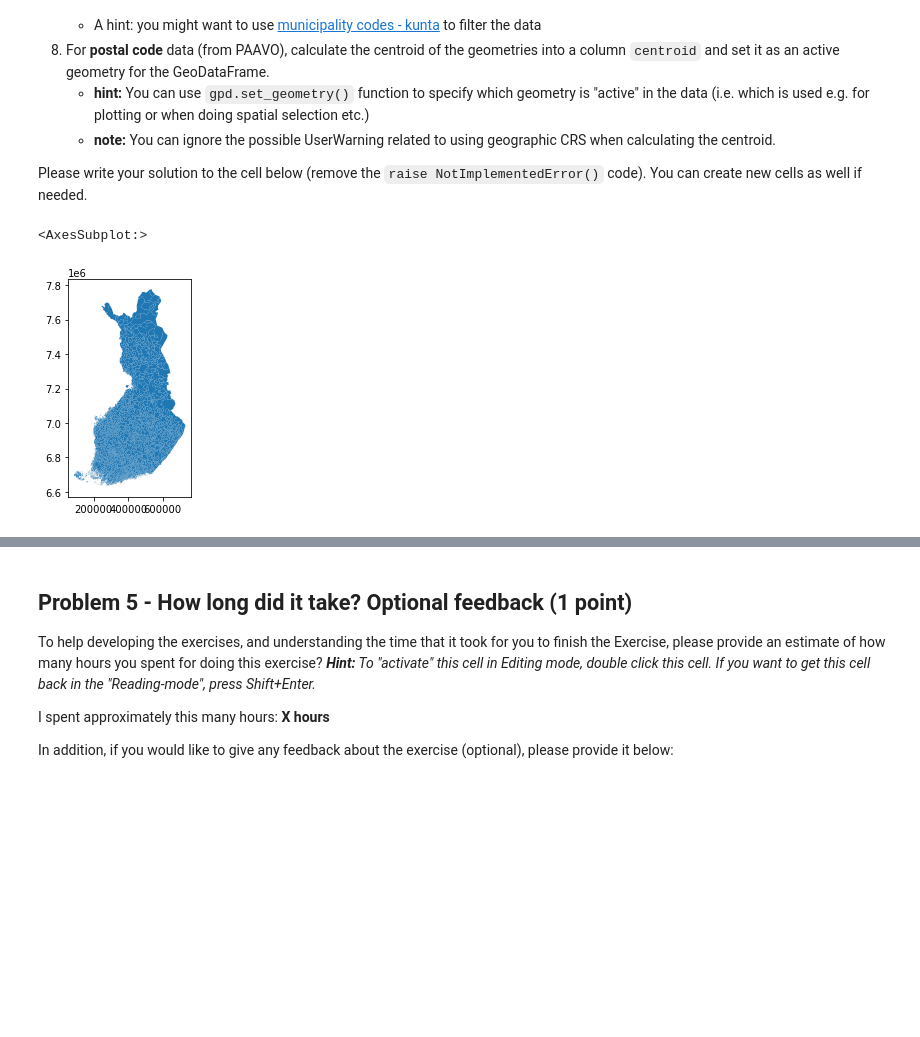
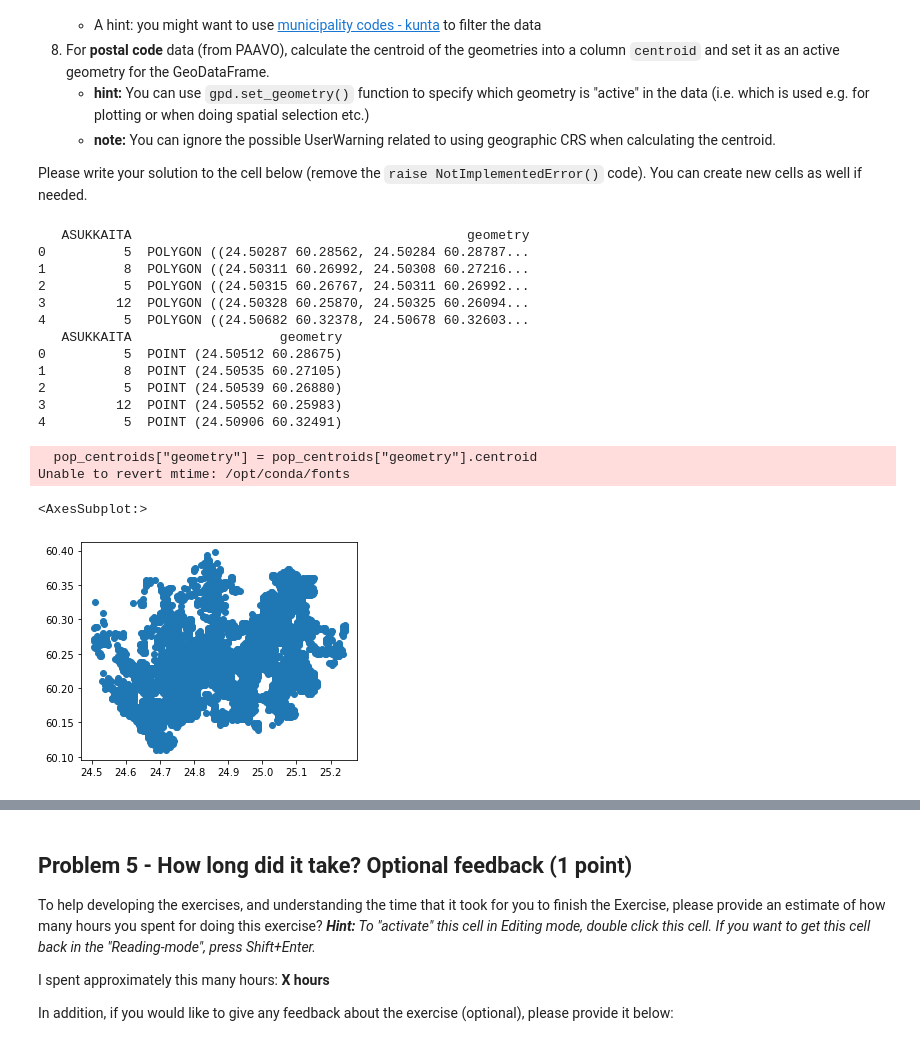
Before and after one commit to Sustainability-GIS-2022/exercise-2-laripernu, a Jupyter notebook: Exercise-2.ipynb, the cells around one changed output, grey strips where cells are left out. Saved outputs shown, nothing was run; the diff lists cells and outputs as text; code cells hidden in the pictures; blank space fills up the shorter version.

Commit message:
drop health centers and create population centroids prob 2

```diff
--- a/Exercise-2.ipynb
+++ b/Exercise-2.ipynb
@@ -204,38 +204,54 @@ Please write your solution to the cell below (remove the `raise NotImplementedEr
 # %%
 # YOUR CODE HERE
 import geopandas as gpd
 
-# In this problem, you should read following files to geopandas:
+
 # read population grid (250 m resolution) which is available in data directory (population_grid_hsy.geojson)
 population_grid = gpd.read_file("data/population_grid_hsy.geojson")
 
 # hospital data to variable hospitals including information about the number of physicians at a given health care facility (hospital_data.geojson)
 hospitals = gpd.read_file("data/hospital_data.geojson")
 
 # postal code level data from Statistics Finland using their WFS service
 postal = gpd.read_file("http://geo.stat.fi/geoserver/postialue/wfs?request=GetFeature&typename=postialue:pno_tilasto_2019&outputformat=JSON")
 
 # Reproject all the previous layers to WGS84 coordinate reference system
 population_grid_wgs = population_grid.to_crs("EPSG:4326")
 hospitals_wgs = hospitals.to_crs("EPSG:4326")
 postal_wgs = postal.to_crs("EPSG:4326")
 
 
-# After you have read the data, you should do following steps:
-# TODO Drop healthcare centers from the hospital data: From hospitals dataset select only rows where the service_en is either "university hospitals" or "city or municipal hospitals"
+# Drop healthcare centers from the hospital data
+hospitals_wgs = hospitals_wgs[hospitals_wgs.service_en.isin(["university hospitals", "city or municipal hospitals"])]
 
-
-# TODO Create a copy of the population grid data into a new variable pop_centroids and convert the Polygon geometries to Points using centroid
+# Create a copy of the population grid data into a new variable pop_centroids and convert the Polygon geometries to Points using centroid
+pop_centroids = population_grid_wgs.copy()
+pop_centroids["geometry"] = pop_centroids["geometry"].centroid
 
 # TODO The postal code data is covering whole Finland. Select only postal code areas covering Helsinki, Espoo, Vantaa and Kauniainen.
 # A hint: you might want to use municipality codes - kunta to filter the data
 
+
 # TODO For postal code data (from PAAVO), calculate the centroid of the geometries into a column centroid and set it as an active geometry for the GeoDataFrame.
 # hint: You can use gpd.set_geometry() function to specify which geometry is "active" in the data (i.e. which is used e.g. for plotting or when doing spatial selection etc.)
 # note: You can ignore the possible UserWarning related to using geographic CRS when calculating the centroid.
 # %% [output]
-<AxesSubplot:>
+   ASUKKAITA                                           geometry
+0          5  POLYGON ((24.50287 60.28562, 24.50284 60.28787...
+1          8  POLYGON ((24.50311 60.26992, 24.50308 60.27216...
+2          5  POLYGON ((24.50315 60.26767, 24.50311 60.26992...
+3         12  POLYGON ((24.50328 60.25870, 24.50325 60.26094...
+4          5  POLYGON ((24.50682 60.32378, 24.50678 60.32603...
+   ASUKKAITA                   geometry
+0          5  POINT (24.50512 60.28675)
+1          8  POINT (24.50535 60.27105)
+2          5  POINT (24.50539 60.26880)
+3         12  POINT (24.50552 60.25983)
+4          5  POINT (24.50906 60.32491)
+  pop_centroids["geometry"] = pop_centroids["geometry"].centroid
+Unable to revert mtime: /opt/conda/fonts
+<AxesSubplot:>
-[figure, old version]
+[figure, new version]
 # %% [markdown]
 ## Problem 3 - Calculate 10 minute catchment areas for hospitals and calculate PPR (2 points)
 
```
